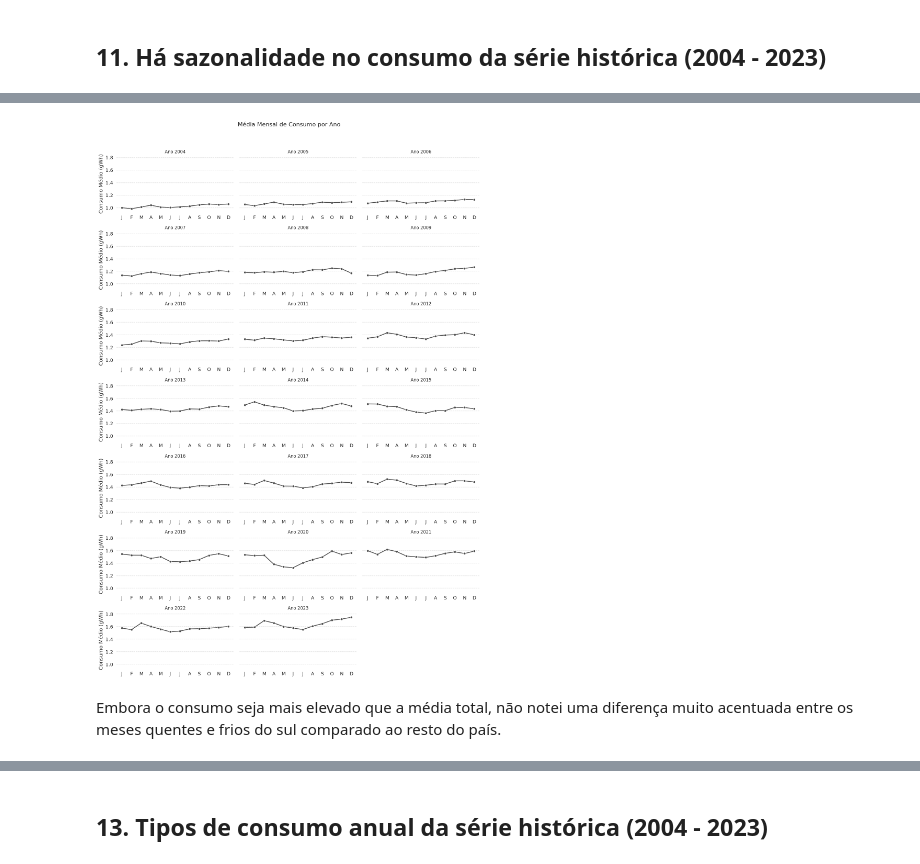
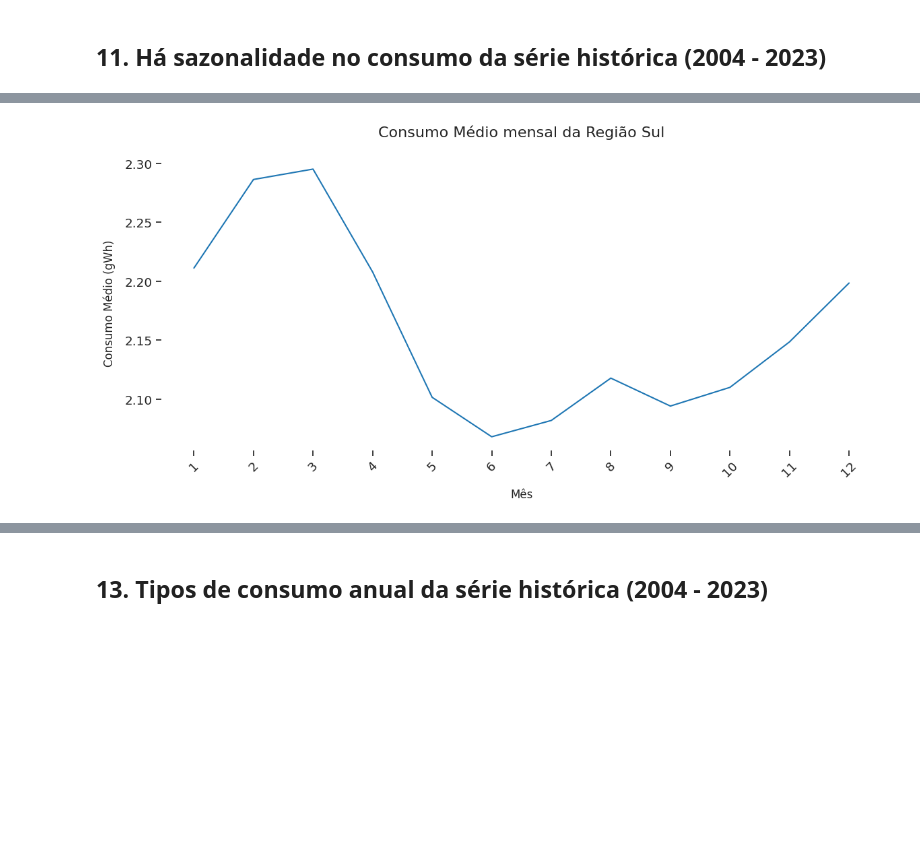
Before and after one commit to jorgelzsilva/projeto_consumo_energia, a Jupyter notebook: notebooks/desafio_final_jorge.ipynb, the cells around one changed output, grey strips where cells are left out. Cells and saved outputs as stored; diff of their text form; code cells hidden in the pictures; blank space fills up the shorter version.

```diff
--- a/notebooks/desafio_final_jorge.ipynb
+++ b/notebooks/desafio_final_jorge.ipynb
@@ -1554,7 +1346,9 @@ consumo_sul.tail()
-# %%
-# Chamamos a função para plotar o nosso df sulista
-criar_lineplot_multifacetado(consumo_sul, n_colunas=3)
-# %% [output]
-[figure, removed]
-# %% [markdown]
-Embora o consumo seja mais elevado que a média total, não notei uma diferença muito acentuada entre os meses quentes e frios do sul comparado ao resto do país.
+# %%
+grafico_linha(df, coluna_y='gWh',
+              titulo='Consumo Médio mensal da Região Sul',
+              eixo_x='mes',
+              rotulo_y='Consumo Médio (gWh)',
+              filtro_regiao=['Sul'],
+              funcao_agg='media')
+# %% [output]
+[figure, added]
```
Also changed, not shown: parts of 42 cells of this notebook, 17 other files.
